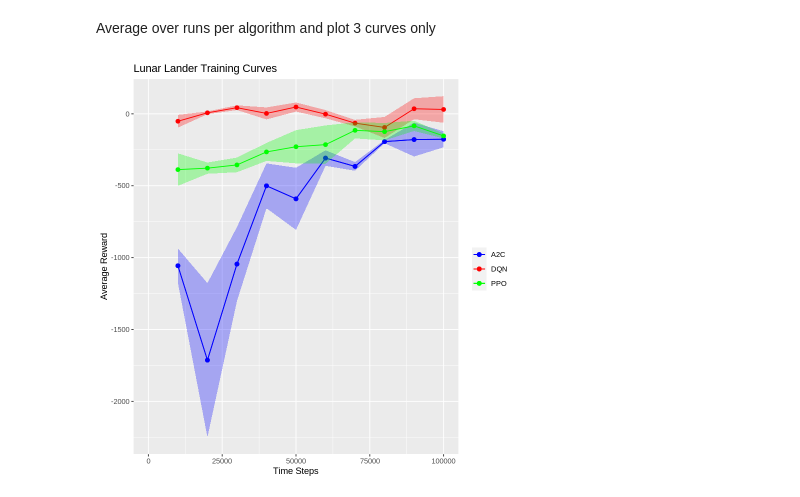
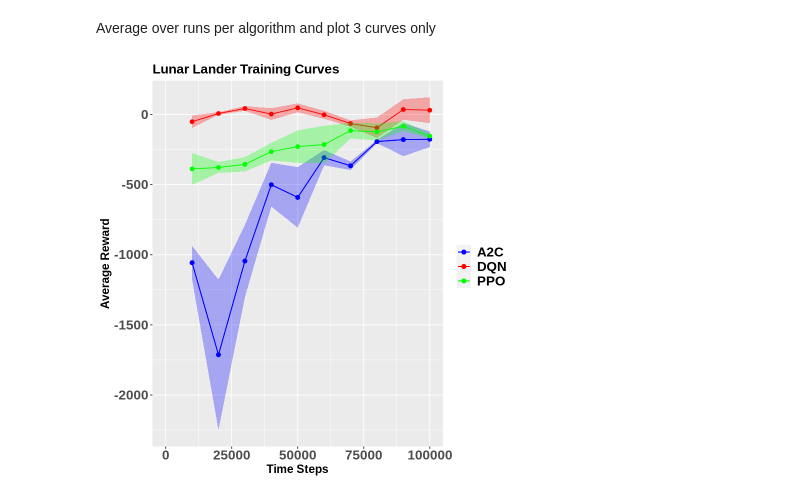
Before and after one commit to marlEvalDissertation/marlEvalDiss, a Jupyter notebook: Sample_Efficiency_Plots.ipynb, the cells around one changed output. Drawn from its saved outputs; the diff is of its cells as text; code cells hidden in the pictures.

```diff
--- a/Sample_Efficiency_Plots.ipynb
+++ b/Sample_Efficiency_Plots.ipynb
@@ -446,6 +446,12 @@ rewardsPPO10 = c(rewardsPPO10,data$rewards[10])
     }
   count = count+1
 }
+Cartplot = Cartplot +
+  theme(axis.text = element_text(size = 16, face = "bold"),  # Adjust axis text size and make it bold
+        axis.title = element_text(size = 14, face = "bold"),  # Adjust axis title size and make it bold
+        legend.title = element_text(size = 14, face = "bold"),  # Adjust legend title size and make it bold
+        legend.text = element_text(size = 16, face = "bold"),  # Adjust legend text size and make it bold
+        plot.title = element_text(size = 16, face = "bold"))
 ggsave("cartSampleEfficiency.png", Cartplot, width = 7.5, height = 5.5)
 print(Cartplot)
 # %% [output]
@@ -801,6 +807,12 @@ rewardsPPO10 = c(rewardsPPO10,data$rewards[10])
     }
   count = count+1
 }
+Cartplot = Cartplot +
+  theme(axis.text = element_text(size = 16, face = "bold"),  # Adjust axis text size and make it bold
+        axis.title = element_text(size = 14, face = "bold"),  # Adjust axis title size and make it bold
+        legend.title = element_text(size = 14, face = "bold"),  # Adjust legend title size and make it bold
+        legend.text = element_text(size = 16, face = "bold"),  # Adjust legend text size and make it bold
+        plot.title = element_text(size = 16, face = "bold"))
 ggsave("acrobatSAmpleEfficiency.png", Cartplot, width = 7.5, height = 5.5)
 print(Cartplot)
 # %% [output]
@@ -1169,31 +1181,37 @@ rewardsPPO10 = c(rewardsPPO10,data$rewards[10])
     timestep90 = mean(rewardsPPO9)
     timestep100 = mean(rewardsPPO10)
     rewards = c(timestep10,timestep20,timestep30,timestep40,timestep50,timestep60,timestep70,timestep80,timestep90,timestep100)
 
     uncertainties = c()
     timestep10 = IQR(rewardsPPO1)
     timestep20 = IQR(rewardsPPO2)
     timestep30 = IQR(rewardsPPO3)
     timestep40 = IQR(rewardsPPO4)
     timestep50 = IQR(rewardsPPO5)
     timestep60 = IQR(rewardsPPO6)
     timestep70 = IQR(rewardsPPO7)
     timestep80 = IQR(rewardsPPO8)
     timestep90 = IQR(rewardsPPO9)
     timestep100 = IQR(rewardsPPO10)
     uncertainties = c(timestep10,timestep20,timestep30,timestep40,timestep50,timestep60,timestep70,timestep80,timestep90,timestep100)
     uncertainties=uncertainties*0.5
 
     df = data.frame(rewards,timesteps,uncertainties)
 
     Cartplot <- Cartplot +
     geom_line(data = df, aes(x = timesteps, y = rewards, color = "PPO")) +
     geom_point(data = df,aes(x = timesteps, y = rewards, color = "PPO"), size = 2) +
     geom_ribbon(data = df, aes(ymin = rewards - uncertainties, ymax = rewards + uncertainties), fill = "green", alpha = 0.3)
     }
   count = count+1
 }
+Cartplot = Cartplot +
+  theme(axis.text = element_text(size = 16, face = "bold"),  # Adjust axis text size and make it bold
+        axis.title = element_text(size = 14, face = "bold"),  # Adjust axis title size and make it bold
+        legend.title = element_text(size = 14, face = "bold"),  # Adjust legend title size and make it bold
+        legend.text = element_text(size = 16, face = "bold"),  # Adjust legend text size and make it bold
+        plot.title = element_text(size = 16, face = "bold"))
 ggsave("lunarlanderSampleEfficiency.png", Cartplot, width = 7.5, height = 5.5)
 print(Cartplot)
 # %% [output]
-[figure, old version]
+[figure, new version]
```
Also changed, not shown: parts of 2 cells of this notebook.
